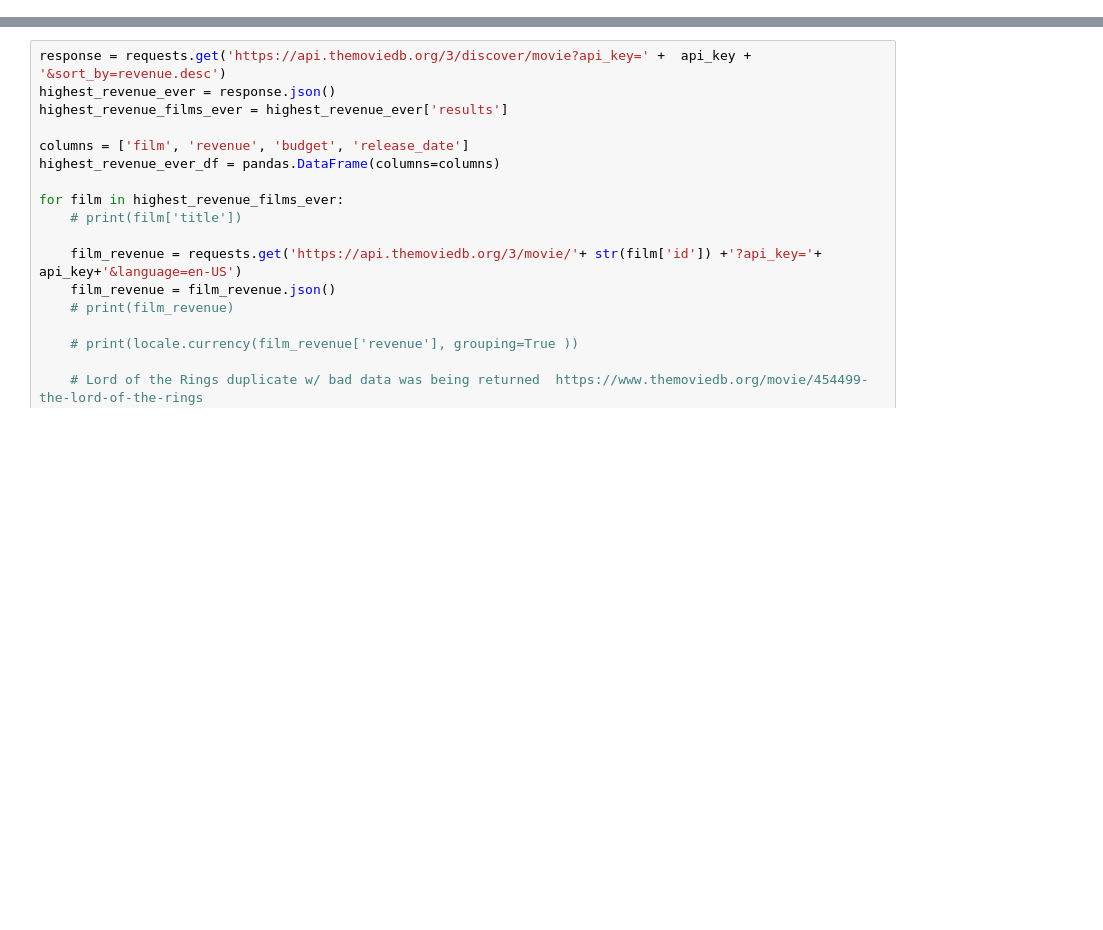
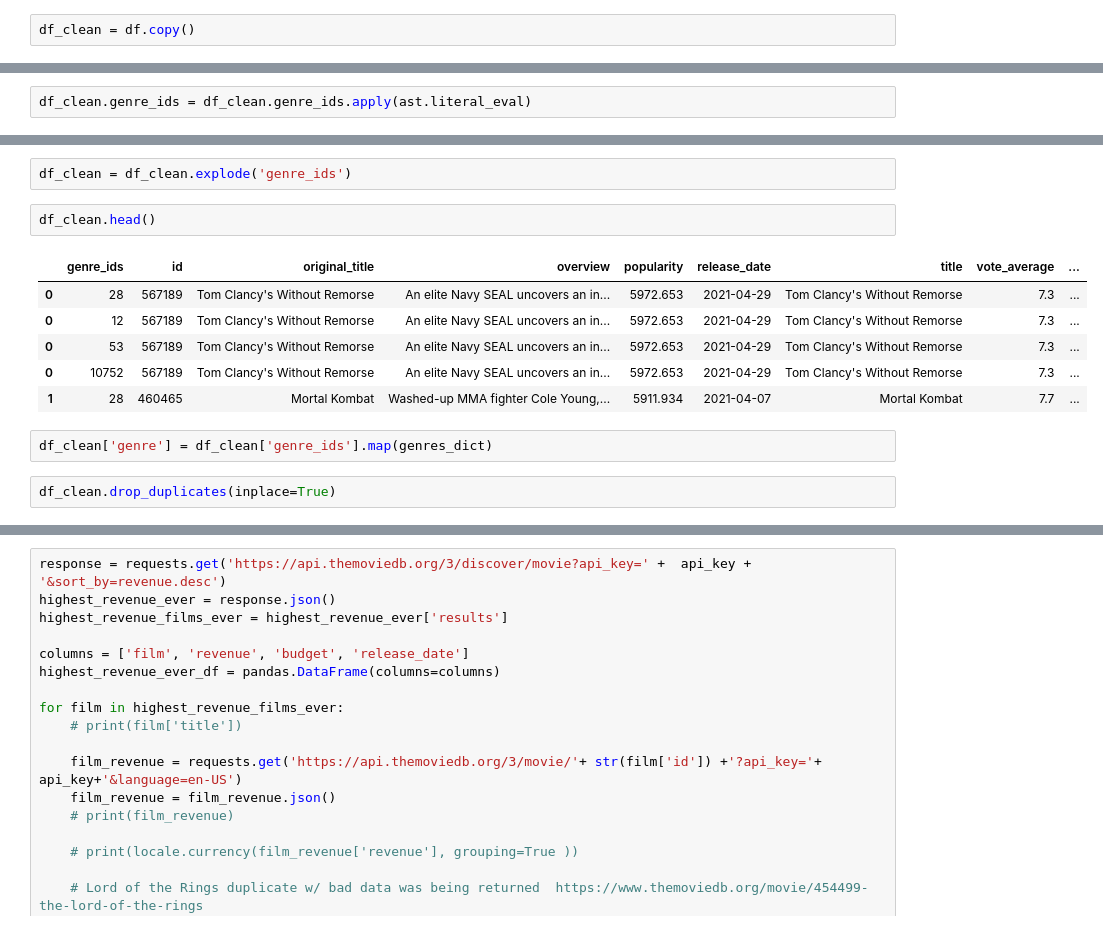
Before and after one commit to debskiszymon/TMDB_dashboard, a Jupyter notebook: TMDB_df.ipynb, the cells around one changed output, grey strips where cells are left out. Saved outputs shown, nothing was run; the diff lists cells and outputs as text; blank space fills up the shorter version.

Commit message:
cleaning

```diff
--- a/TMDB_df.ipynb
+++ b/TMDB_df.ipynb
@@ -14,0 +123,2 @@ api_key2 = "eyJhbGciOiJIUzI1NiJ9.eyJhdWQiOiI1MDgzYmFhYjNmYjI1YjFlOGEzNWZmMjBmNWN
+# %%
+df_clean = df.copy()
@@ -14,0 +184,2 @@ api_key2 = "eyJhbGciOiJIUzI1NiJ9.eyJhdWQiOiI1MDgzYmFhYjNmYjI1YjFlOGEzNWZmMjBmNWN
+# %%
+df_clean.genre_ids = df_clean.genre_ids.apply(ast.literal_eval)
@@ -14,0 +218,15 @@ api_key2 = "eyJhbGciOiJIUzI1NiJ9.eyJhdWQiOiI1MDgzYmFhYjNmYjI1YjFlOGEzNWZmMjBmNWN
+# %%
+df_clean = df_clean.explode('genre_ids')
+# %%
+df_clean.head()
+# %% [output]
+|  | genre_ids | id | original_title | overview | popularity | release_date | title | vote_average | ... |
+| 0 | 28 | 567189 | Tom Clancy's Without Remorse | An elite Navy SEAL uncovers an in... | 5972.653 | 2021-04-29 | Tom Clancy's Without Remorse | 7.3 | ... |
+| 0 | 12 | 567189 | Tom Clancy's Without Remorse | An elite Navy SEAL uncovers an in... | 5972.653 | 2021-04-29 | Tom Clancy's Without Remorse | 7.3 | ... |
+| 0 | 53 | 567189 | Tom Clancy's Without Remorse | An elite Navy SEAL uncovers an in... | 5972.653 | 2021-04-29 | Tom Clancy's Without Remorse | 7.3 | ... |
+| 0 | 10752 | 567189 | Tom Clancy's Without Remorse | An elite Navy SEAL uncovers an in... | 5972.653 | 2021-04-29 | Tom Clancy's Without Remorse | 7.3 | ... |
+| 1 | 28 | 460465 | Mortal Kombat | Washed-up MMA fighter Cole Young,... | 5911.934 | 2021-04-07 | Mortal Kombat | 7.7 | ... |
+# %%
+df_clean['genre'] = df_clean['genre_ids'].map(genres_dict)
+# %%
+df_clean.drop_duplicates(inplace=True)
```
Also changed, not shown: parts of 70 cells of this notebook, 1 other file.
